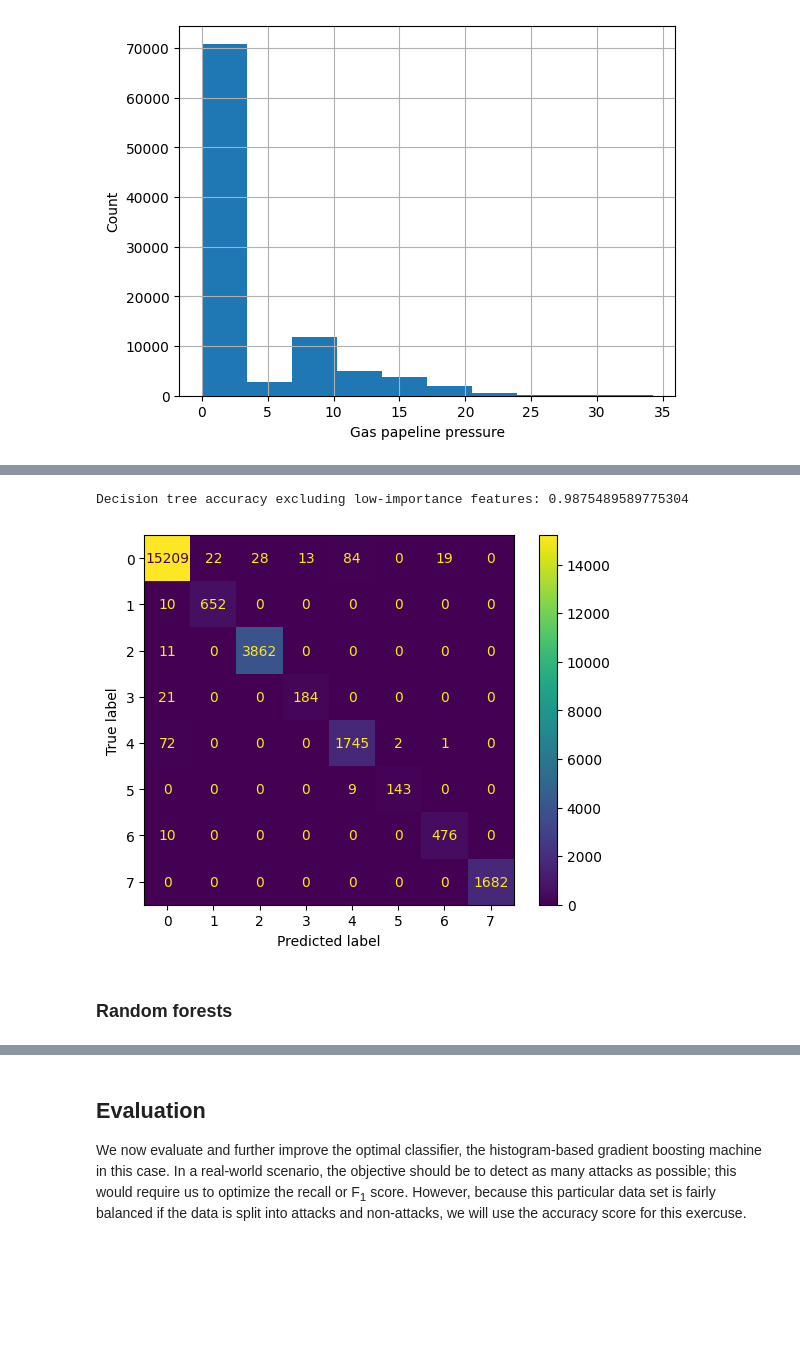
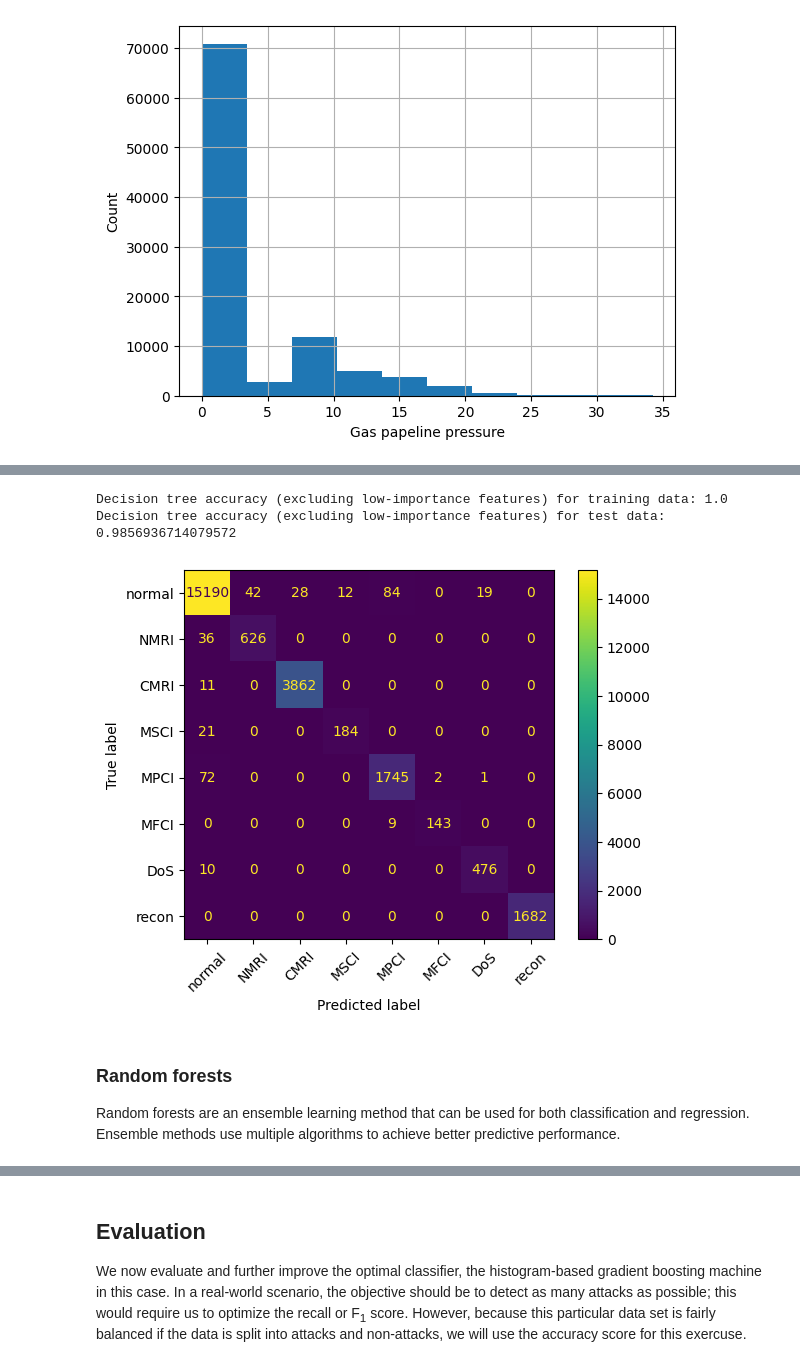
Before and after one commit to ixfd64/pcmlai-2023-08-capstone, a Jupyter notebook: Capstone.ipynb, the cells around one changed output, grey strips where cells are left out. Cells and saved outputs as stored; diff of their text form; code cells hidden in the pictures; blank space fills up the shorter version.

```diff
--- a/Capstone.ipynb
+++ b/Capstone.ipynb
@@ -237,3 +250,10 @@ plt.show()
+# %%
+use_adjusted_meas = False
+
+if use_adjusted_meas:
+  gas_clean.drop('measurement', axis=1, inplace=True)
+else:
+  gas_clean.drop('adjusted_measurement', axis=1, inplace=True)
 # %%
 X = gas_clean.drop('result', axis=1)
 y = gas_clean['result']
@@ -302,18 +327,23 @@ Wall time: 1.42 s
 DecisionTreeClassifier(random_state=1)
 # %%
-# classify the test data using the trained model
+# classify the data using the trained model
+y_pred_dt_ss_train = dt_ss.predict(X_train_dt_ss)
 y_pred_dt_ss = dt_ss.predict(X_test_dt_ss)
 # %%
-print("Decision tree accuracy excluding low-importance features:", accuracy_score(y_test, y_pred_dt_ss))
+print("Decision tree accuracy (excluding low-importance features) for training data:", accuracy_score(y_train, y_pred_dt_ss_train))
+print("Decision tree accuracy (excluding low-importance features) for test data:", accuracy_score(y_test, y_pred_dt_ss))
 
 # display confusion matrix
-ConfusionMatrixDisplay.from_estimator(dt_ss, X_test_dt_ss, y_test)
+ConfusionMatrixDisplay.from_estimator(dt_ss, X_test_dt_ss, y_test, display_labels=list(attacks.values()), xticks_rotation=45)
 plt.show()
 # %% [output]
-Decision tree accuracy excluding low-importance features: 0.9875489589775304
+Decision tree accuracy (excluding low-importance features) for training data: 1.0
+Decision tree accuracy (excluding low-importance features) for test data: 0.9856936714079572
-[figure, old version]
+[figure, new version]
-# %% [markdown]
-### Random forests
+# %% [markdown]
+### Random forests
+
+Random forests are an ensemble learning method that can be used for both classification and regression. Ensemble methods use multiple algorithms to achieve better predictive performance.
 # %%
 %%time
 rf = RandomForestClassifier(random_state=1)
```
Also changed, not shown: parts of 51 cells of this notebook, 5 other files.
